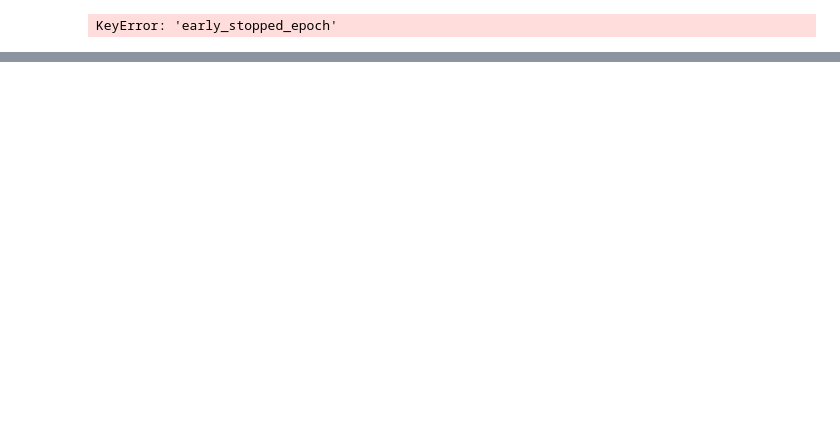
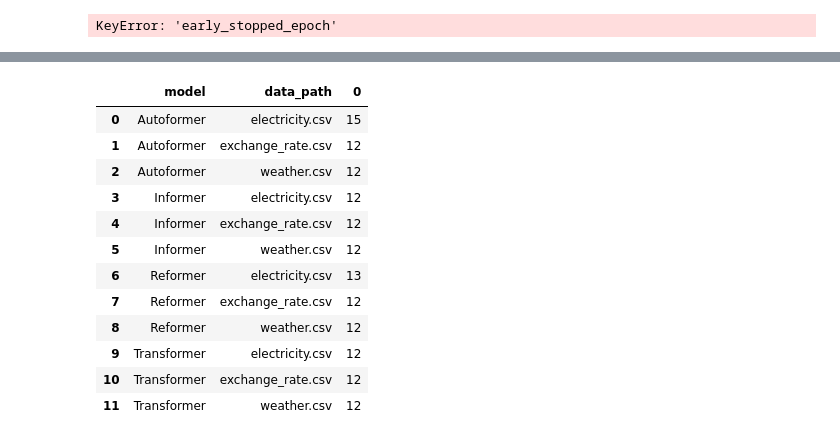
Before and after one commit to thuml/Autoformer, a Jupyter notebook: notebooks/2024-01-21 22 - DELETEME dev changes after refactoring.ipynb, the cells around one changed output, grey strips where cells are left out. Drawn from its saved outputs; the diff is of its cells as text; code cells hidden in the pictures; blank space fills up the shorter version.

```diff
--- a/notebooks/2024-01-21 22 - DELETEME dev changes after refactoring.ipynb
+++ b/notebooks/2024-01-21 22 - DELETEME dev changes after refactoring.ipynb
@@ -700,0 +920,16 @@ df
+# %%
+df.drop_duplicates('run_id').groupby(['model',"data_path"]).size().reset_index()
+# %% [output]
+|  | model | data_path | 0 |
+| 0 | Autoformer | electricity.csv | 15 |
+| 1 | Autoformer | exchange_rate.csv | 12 |
+| 2 | Autoformer | weather.csv | 12 |
+| 3 | Informer | electricity.csv | 12 |
+| 4 | Informer | exchange_rate.csv | 12 |
+| 5 | Informer | weather.csv | 12 |
+| 6 | Reformer | electricity.csv | 13 |
+| 7 | Reformer | exchange_rate.csv | 12 |
+| 8 | Reformer | weather.csv | 12 |
+| 9 | Transformer | electricity.csv | 12 |
+| 10 | Transformer | exchange_rate.csv | 12 |
+| 11 | Transformer | weather.csv | 12 |
```
Also changed, not shown: parts of 24 cells of this notebook, 3 other files.
